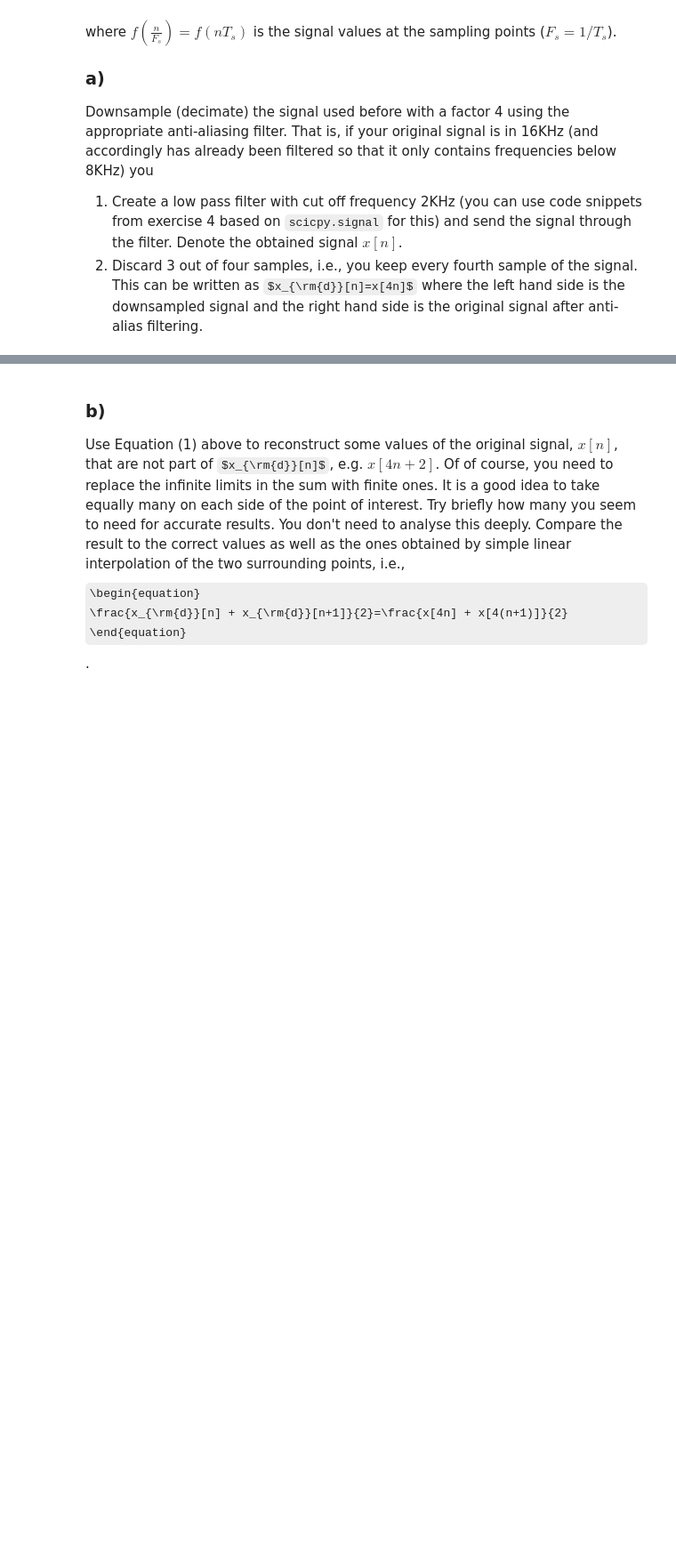
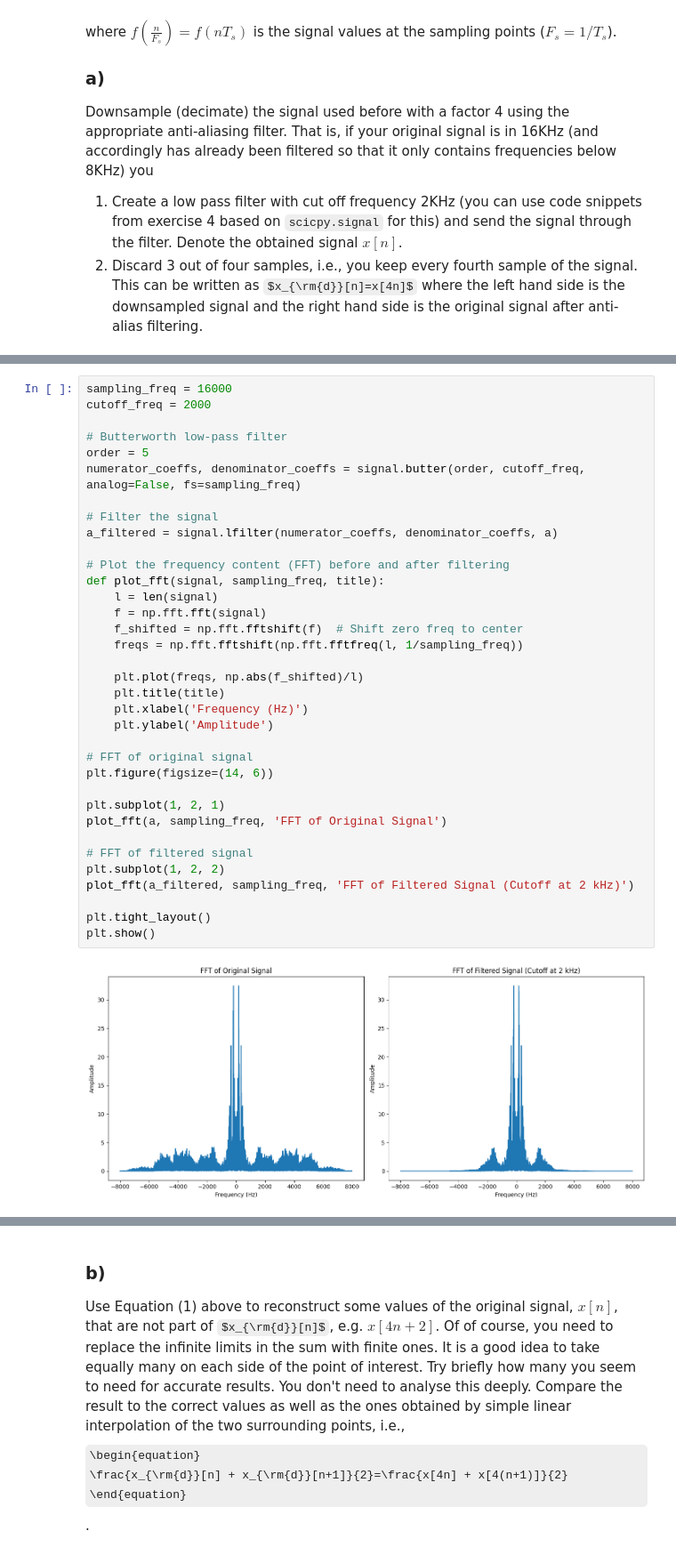
Before and after one commit to LukasFoltyn/czsa-first-homework, a Jupyter notebook: CZSa_2024_HW1.ipynb, the cells around one changed output, grey strips where cells are left out. Shown at 89% size. Saved outputs shown, nothing was run; the diff lists cells and outputs as text; some formulas as TeX source; blank space fills up the shorter version.

```diff
--- a/CZSa_2024_HW1.ipynb
+++ b/CZSa_2024_HW1.ipynb
@@ -222,0 +224,37 @@ Downsample (decimate) the signal used before with a factor 4 using the appropria
+# %%
+sampling_freq = 16000
+cutoff_freq = 2000
+
+# Butterworth low-pass filter
+order = 5
+numerator_coeffs, denominator_coeffs = signal.butter(order, cutoff_freq, analog=False, fs=sampling_freq)
+
+# Filter the signal
+a_filtered = signal.lfilter(numerator_coeffs, denominator_coeffs, a)
+
+# Plot the frequency content (FFT) before and after filtering
+def plot_fft(signal, sampling_freq, title):
+    l = len(signal)
+    f = np.fft.fft(signal)
+    f_shifted = np.fft.fftshift(f)  # Shift zero freq to center
+    freqs = np.fft.fftshift(np.fft.fftfreq(l, 1/sampling_freq))
+
+    plt.plot(freqs, np.abs(f_shifted)/l)
+    plt.title(title)
+    plt.xlabel('Frequency (Hz)')
+    plt.ylabel('Amplitude')
+
+# FFT of original signal
+plt.figure(figsize=(14, 6))
+
+plt.subplot(1, 2, 1)
+plot_fft(a, sampling_freq, 'FFT of Original Signal')
+
+# FFT of filtered signal
+plt.subplot(1, 2, 2)
+plot_fft(a_filtered, sampling_freq, 'FFT of Filtered Signal (Cutoff at 2 kHz)')
+
+plt.tight_layout()
+plt.show()
+# %% [output]
+[figure, added]
```
Also changed, not shown: parts of 6 cells of this notebook.
